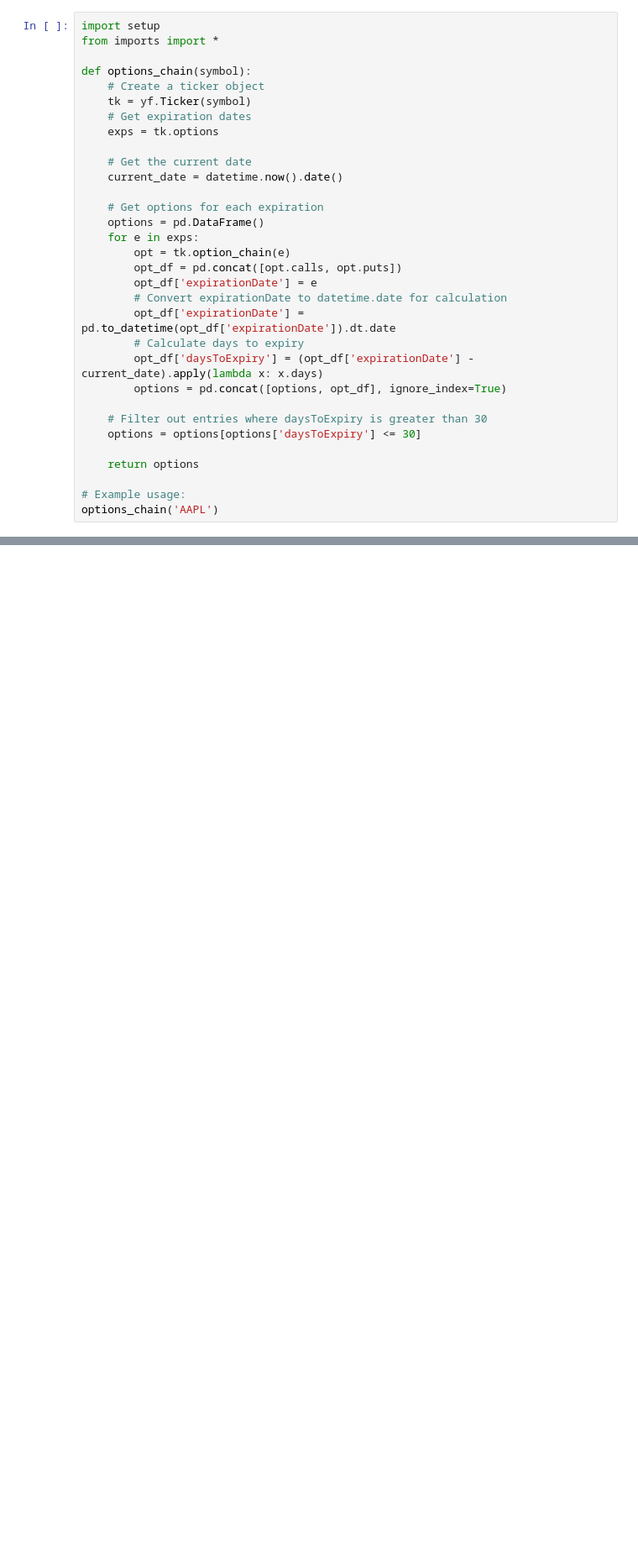
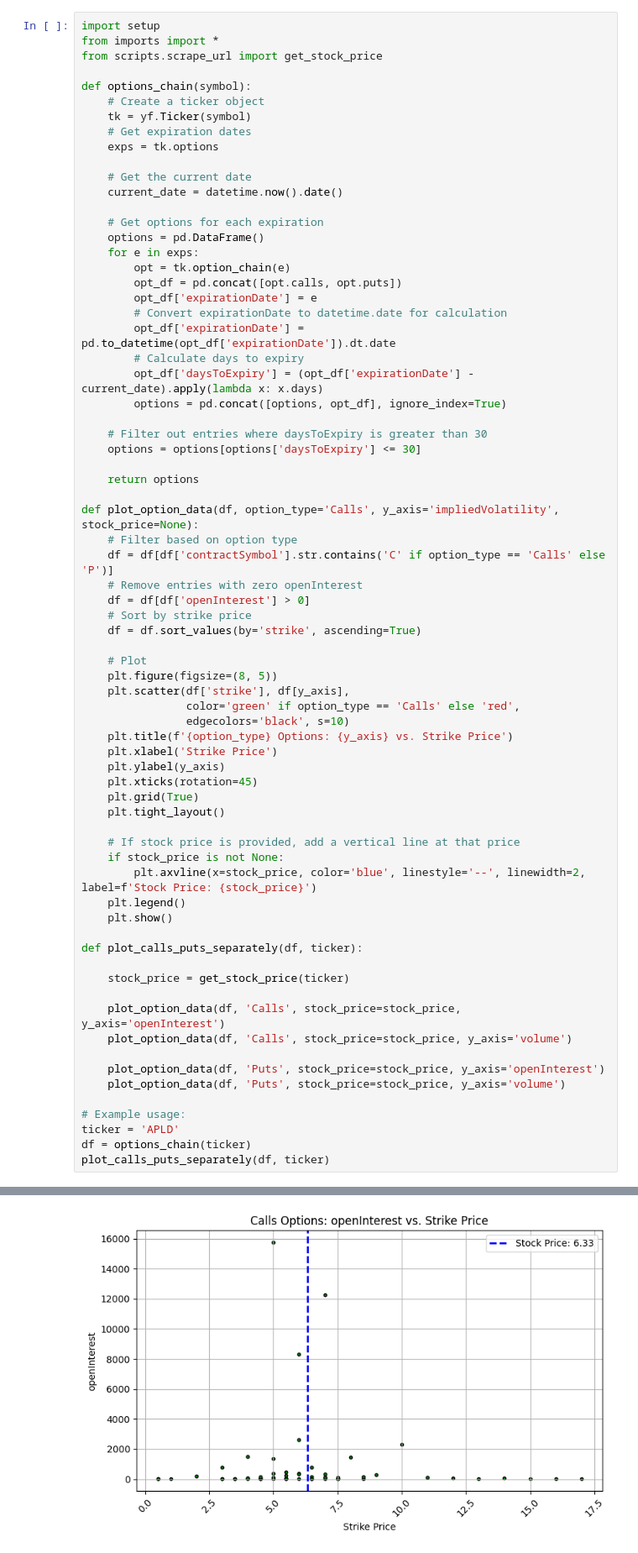
Before and after one commit to SaumikDana/Stock_Selector, a Jupyter notebook: notebooks/options_data.ipynb, the cells around one changed output, grey strips where cells are left out. Shown at 84% size. Cells and saved outputs as stored; diff of their text form; blank space fills up the shorter version.

```diff
--- a/notebooks/options_data.ipynb
+++ b/notebooks/options_data.ipynb
@@ -1,6 +1,7 @@
 # %%
 import setup
 from imports import *
+from scripts.scrape_url import get_stock_price
 
 def options_chain(symbol):
     # Create a ticker object
@@ -28,6 +29,44 @@ def options_chain(symbol):
 
     return options
 
+def plot_option_data(df, option_type='Calls', y_axis='impliedVolatility', stock_price=None):
+    # Filter based on option type
+    df = df[df['contractSymbol'].str.contains('C' if option_type == 'Calls' else 'P')]
+    # Remove entries with zero openInterest
+    df = df[df['openInterest'] > 0]
+    # Sort by strike price
+    df = df.sort_values(by='strike', ascending=True)
+
+    # Plot
+    plt.figure(figsize=(8, 5))
+    plt.scatter(df['strike'], df[y_axis],
+                color='green' if option_type == 'Calls' else 'red',
+                edgecolors='black', s=10)
+    plt.title(f'{option_type} Options: {y_axis} vs. Strike Price')
+    plt.xlabel('Strike Price')
+    plt.ylabel(y_axis)
+    plt.xticks(rotation=45)
+    plt.grid(True)
+    plt.tight_layout()
+
+    # If stock price is provided, add a vertical line at that price
+    if stock_price is not None:
+        plt.axvline(x=stock_price, color='blue', linestyle='--', linewidth=2, label=f'Stock Price: {stock_price}')
+    plt.legend()
+    plt.show()
+
+def plot_calls_puts_separately(df, ticker):
+
+    stock_price = get_stock_price(ticker)
+
+    plot_option_data(df, 'Calls', stock_price=stock_price, y_axis='openInterest')
+    plot_option_data(df, 'Calls', stock_price=stock_price, y_axis='volume')
+
+    plot_option_data(df, 'Puts', stock_price=stock_price, y_axis='openInterest')
+    plot_option_data(df, 'Puts', stock_price=stock_price, y_axis='volume')
+
 # Example usage:
-options_chain('AAPL')
+ticker = 'APLD'
+df = options_chain(ticker)
+plot_calls_puts_separately(df, ticker)
 # %% [output]
@@ -46,0 +73 @@ options_chain('AAPL')
+[figure, added]
```
Also changed, not shown: parts of 1 cell of this notebook.
